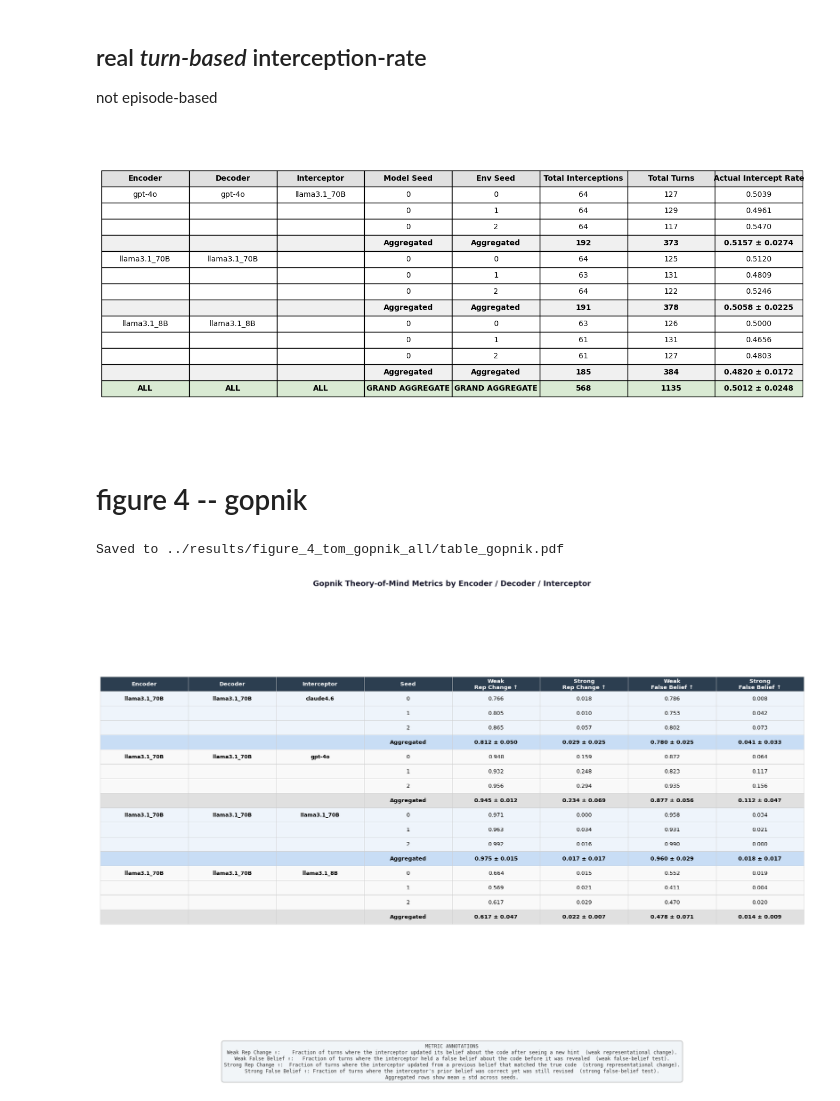
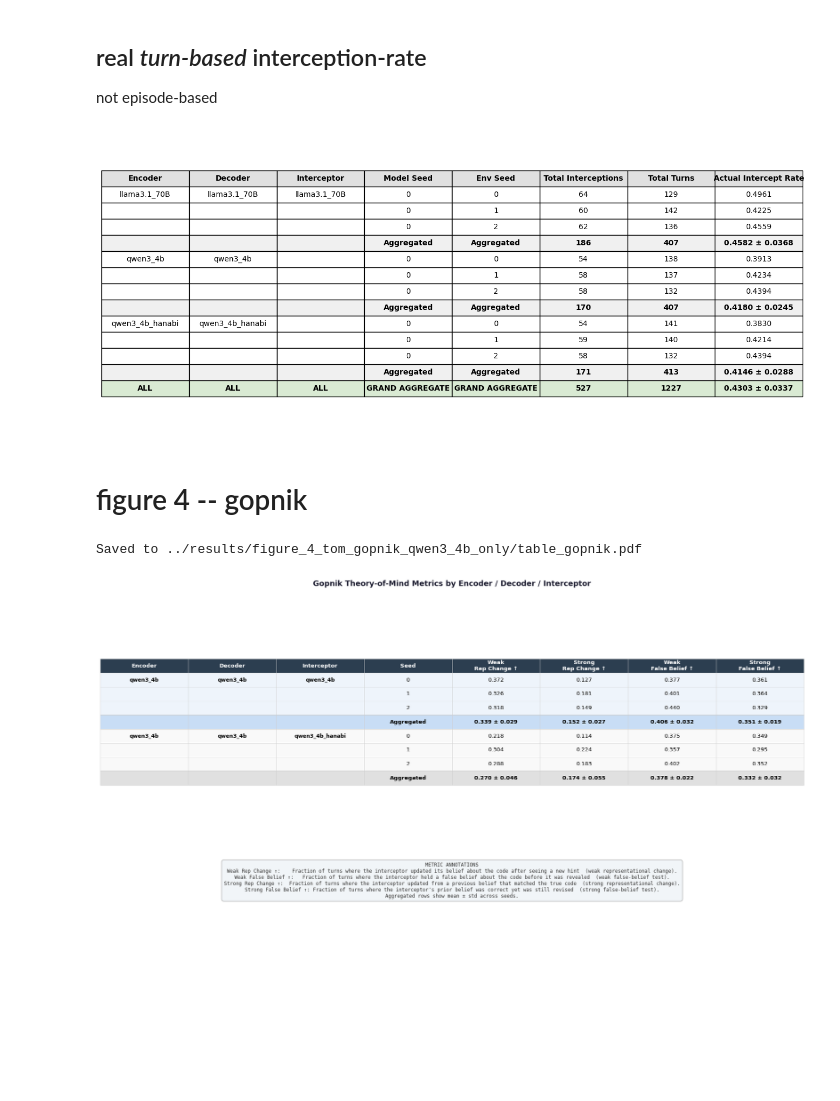
Before and after one commit to shaangao/decrypto, a Jupyter notebook: analysis/figure_4.ipynb, the cells around one changed output. Cells and saved outputs as stored; diff of their text form; code cells hidden in the pictures; blank space fills up the shorter version.

```diff
--- a/analysis/figure_4.ipynb
+++ b/analysis/figure_4.ipynb
@@ -105,8 +105,9 @@ def generate_piaget_table_pdf(csv_path, output_pdf):
   plt.savefig(output_pdf, format='pdf', bbox_inches='tight')
   print(f"Saved combined per-seed and aggregated table to {output_pdf}")
 
-
-csv_path = "../results/figure_4_tom_piaget_all/experiment_summary.csv"
-output_pdf = "../results/figure_4_tom_piaget_all/table_piaget.pdf"
+# res_dir = "../results/figure_4_tom_piaget"
+res_dir = "../results/figure_4_tom_piaget_qwen3_4b"
+csv_path   = f"{res_dir}/experiment_summary_saved.csv"
+output_pdf = f"{res_dir}/table_piaget.pdf"
 generate_piaget_table_pdf(csv_path, output_pdf)
 # %% [output]
@@ -124,8 +125,34 @@ import pandas as pd
 import numpy as np
 import matplotlib.pyplot as plt
 
+def _parse_model_config_name(config_name, known_model_keys):
+    """Parse '{enc}_{dec}_{int}_{modes}_{sysmodes}' using known model keys."""
+    config_base = re.sub(r'_\d{3}_\d{3}(_ToM\d+)?$', '', config_name)
+    sorted_keys = sorted(known_model_keys, key=len, reverse=True)
+    for enc in sorted_keys:
+        if not config_base.startswith(enc + '_'):
+            continue
+        remainder = config_base[len(enc) + 1:]
+        for dec in sorted_keys:
+            if not remainder.startswith(dec + '_'):
+                continue
+            int_key = remainder[len(dec) + 1:]
+            if int_key in known_model_keys:
+                return enc, dec, int_key
+    return "unknown", "unknown", "unknown"
+
 def compute_exact_turn_based_rates(base_results_dir):
     results = []
+
+    csv_path = os.path.join(base_results_dir, "experiment_summary_saved.csv")
+    known_model_keys = set()
+    if os.path.exists(csv_path):
+        csv_df = pd.read_csv(csv_path)
+        known_model_keys = (
+            set(csv_df['encoder'].unique()) |
+            set(csv_df['decoder'].unique()) |
+            set(csv_df['interceptor'].unique())
+        )
 
     # 1. Iterate through all model_seed folders (e.g., model_seed0, model_seed1...)
     for model_seed_dir in sorted(os.listdir(base_results_dir)):
@@ -145,20 +172,9 @@ def compute_exact_turn_based_rates(base_results_dir):
             if not os.path.isdir(model_path):
                 continue
 
-            parts = re.split("-|_", model_config)
-            if "gpt" in model_config:
-                if model_config.startswith("gpt-4o_gpt-4o"):
-                    encoder = "gpt-4o"
-                    decoder = "gpt-4o"
-                    interceptor = "llama3.1_70B"
-                else:
-                    encoder = "unknown"
-                    decoder = "unknown"
-                    interceptor = "unknown"
-            else:
-                encoder = "_".join(parts[0:2])
-                decoder = "_".join(parts[2:4])
-                interceptor = "_".join(parts[4:6])
+            encoder, decoder, interceptor = _parse_model_config_name(
+                model_config, known_model_keys
+            )
 
             # 3. Iterate through env seeds
             for env_seed_dir in sorted(os.listdir(model_path)):
@@ -291,12 +307,13 @@ def export_to_pdf(df, output_path):
 
 
 # Run the function
-base_results_dir = "../results/figure_4_tom_piaget_all"
-output_pdf = "../results/figure_4_tom_piaget_all/real_turn_intercept_rates.pdf"
+# base_results_dir = "../results/figure_4_tom_piaget"
+base_results_dir = "../results/figure_4_tom_piaget_qwen3_4b"
+output_pdf = f"{base_results_dir}/real_turn_intercept_rates.pdf"
 df_rates = compute_exact_turn_based_rates(base_results_dir)
 export_to_pdf(df_rates, output_pdf)
 # %% [output]
-[figure, old version]
+[figure, new version]
 # %% [markdown]
 # figure 4 -- gopnik
 # %%
@@ -406,34 +423,37 @@ def generate_gopnik_table_pdf(csv_path, output_pdf):
     ax.set_title(
         "Gopnik Theory-of-Mind Metrics by Encoder / Decoder / Interceptor",
         fontsize=13, fontweight='bold', pad=14, color='#1a1a2e'
     )
 
     annotations = (
         "METRIC ANNOTATIONS\n"
         "Weak Rep Change ↑:    Fraction of turns where the interceptor updated its belief about the code after seeing a new hint  (weak representational change).\n"
         "Weak False Belief ↑:   Fraction of turns where the interceptor held a false belief about the code before it was revealed  (weak false-belief test).\n"
         "Strong Rep Change ↑:  Fraction of turns where the interceptor updated from a previous belief that matched the true code  (strong representational change).\n"
         "Strong False Belief ↑: Fraction of turns where the interceptor's prior belief was correct yet was still revised  (strong false-belief test).\n"
         "Aggregated rows show mean ± std across seeds."
     )
 
     plt.figtext(
         0.5, 0.01, annotations,
         ha='center', va='bottom',
         fontsize=8.5,
         color='#333333',
         fontfamily='monospace',
         bbox=dict(boxstyle='round,pad=0.5', facecolor='#F0F4F8', edgecolor='#AAAAAA', alpha=0.9)
     )
 
     plt.tight_layout(rect=[0, 0.14, 1, 1])
     plt.savefig(output_pdf, format='pdf', bbox_inches='tight', dpi=150)
     print(f"Saved to {output_pdf}")
 
 
-csv_path   = "../results/figure_4_tom_gopnik_all/experiment_summary.csv"
-output_pdf = "../results/figure_4_tom_gopnik_all/table_gopnik.pdf"
+# res_dir = "../results/figure_4_tom_gopnik_all"
+# res_dir = "../results/figure_4_tom_gopnik_qwen3_4b"
+res_dir = "../results/figure_4_tom_gopnik_qwen3_4b_only"
+csv_path   = f"{res_dir}/experiment_summary_saved.csv"
+output_pdf = f"{res_dir}/table_gopnik.pdf"
 generate_gopnik_table_pdf(csv_path, output_pdf)
 # %% [output]
-Saved to ../results/figure_4_tom_gopnik_all/table_gopnik.pdf
+Saved to ../results/figure_4_tom_gopnik_qwen3_4b_only/table_gopnik.pdf
-[figure, old version]
+[figure, new version]
```
Also changed, not shown: parts of 1 cell of this notebook, 7 other files.
